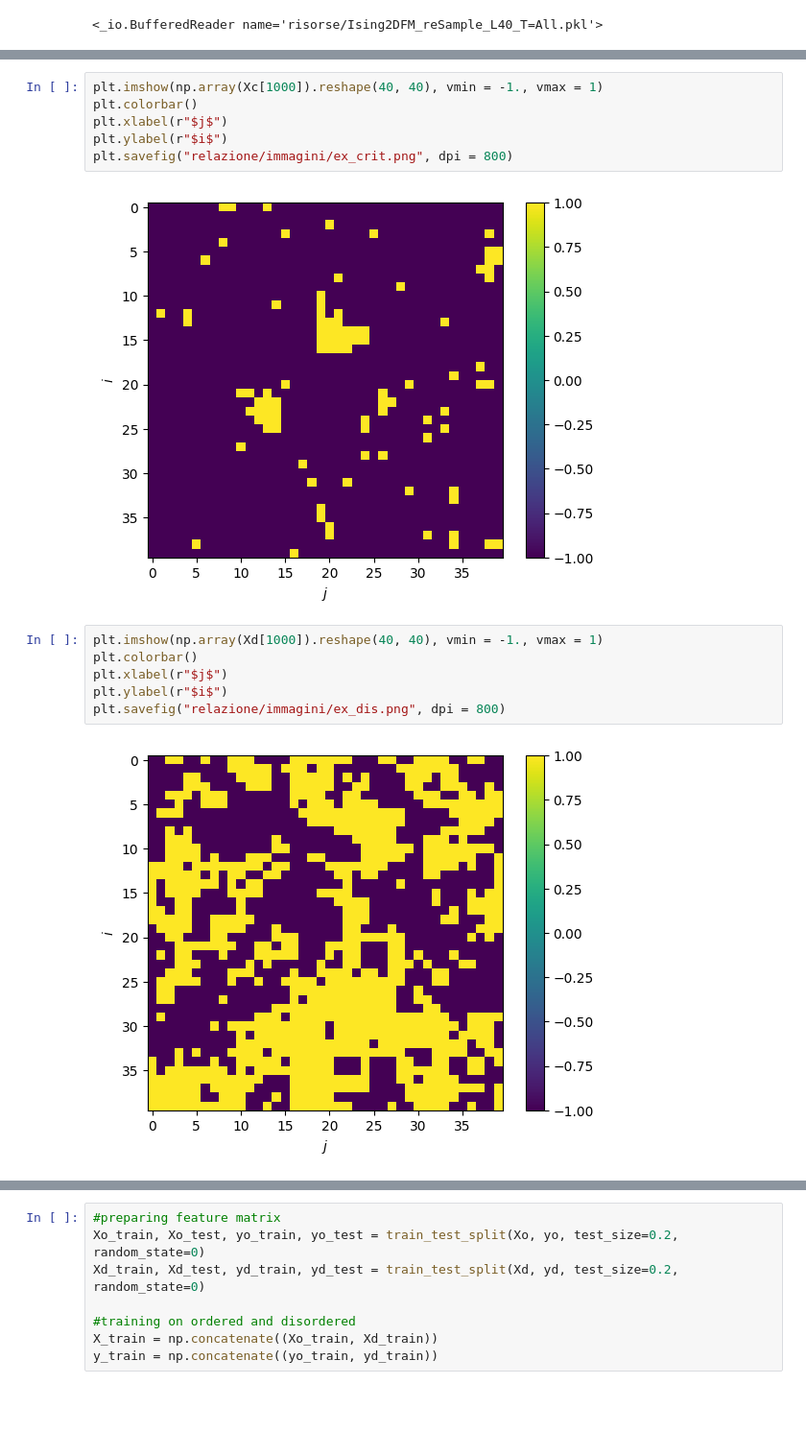
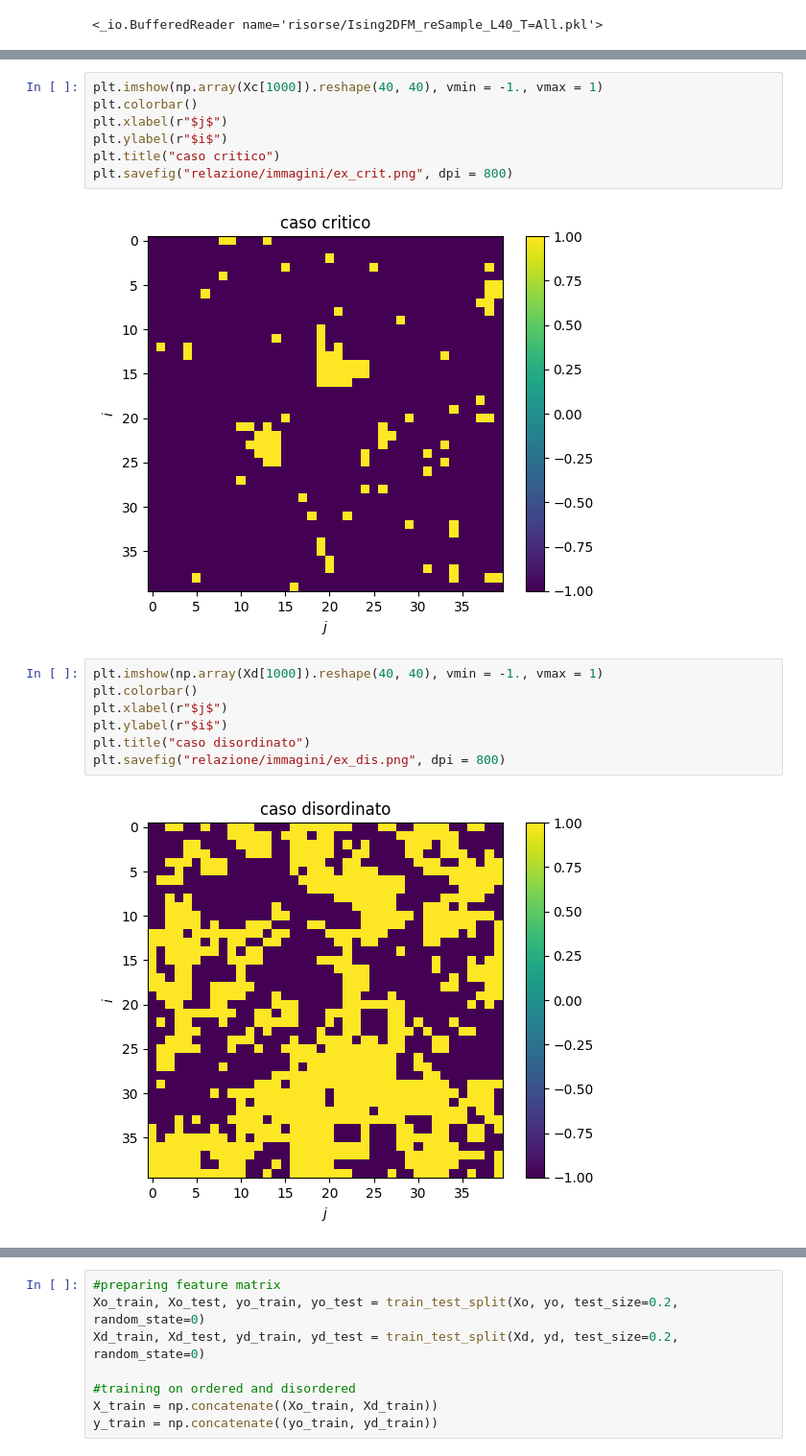
Before and after one commit to LazyLagrangian/data_science, a Jupyter notebook: lab4/esercizio1.ipynb, the cells around one changed output, grey strips where cells are left out. Shown at 96% size. Saved outputs shown, nothing was run; the diff lists cells and outputs as text; blank space fills up the shorter version.

```diff
--- a/lab4/esercizio1.ipynb
+++ b/lab4/esercizio1.ipynb
@@ -54,17 +57,19 @@ plt.imshow(np.array(Xc[1000]).reshape(40, 40), vmin = -1., vmax = 1)
 plt.colorbar()
 plt.xlabel(r"$j$")
 plt.ylabel(r"$i$")
+plt.title("caso critico")
 plt.savefig("relazione/immagini/ex_crit.png", dpi = 800)
 # %% [output]
-[figure, old version]
+[figure, new version]
 # %%
 plt.imshow(np.array(Xd[1000]).reshape(40, 40), vmin = -1., vmax = 1)
 plt.colorbar()
 plt.xlabel(r"$j$")
 plt.ylabel(r"$i$")
+plt.title("caso disordinato")
 plt.savefig("relazione/immagini/ex_dis.png", dpi = 800)
 # %% [output]
-[figure, old version]
+[figure, new version]
 # %%
 #visualizing distribution of energies in each regime
 number_ordered = []
```
Also changed, not shown: parts of 11 cells of this notebook, 7 other files.
